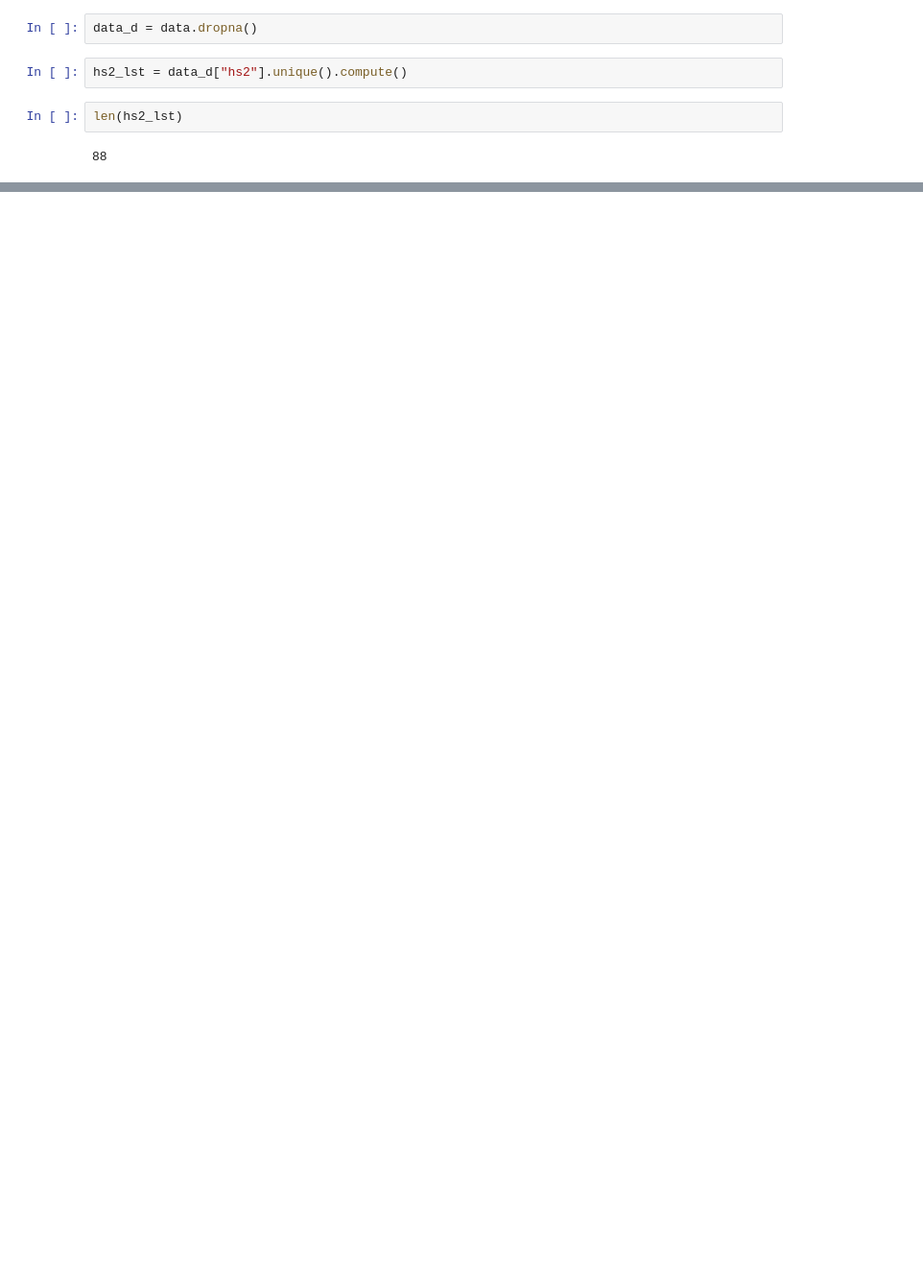
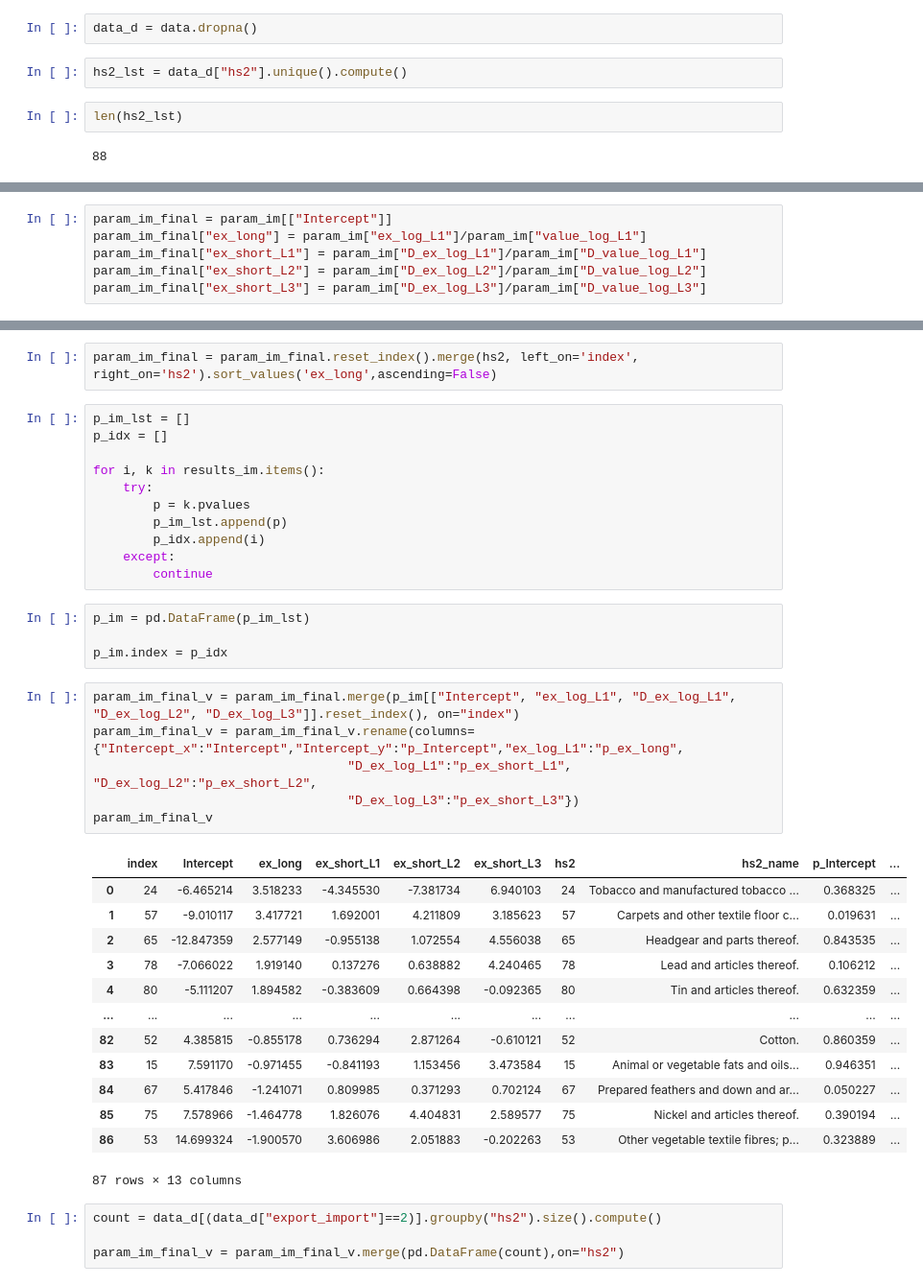
Before and after one commit to macs30123-s23/final-project-ayako, a Jupyter notebook: ARDL_dask.ipynb, the cells around one changed output, grey strips where cells are left out. Shown: that part at 96% size. Cells and saved outputs as stored; diff of their text form; blank space fills up the shorter version.

```diff
--- a/ARDL_dask.ipynb
+++ b/ARDL_dask.ipynb
@@ -158,0 +298,6 @@ fileObj.close()
+# %%
+param_im_final = param_im[["Intercept"]]
+param_im_final["ex_long"] = param_im["ex_log_L1"]/param_im["value_log_L1"]
+param_im_final["ex_short_L1"] = param_im["D_ex_log_L1"]/param_im["D_value_log_L1"]
+param_im_final["ex_short_L2"] = param_im["D_ex_log_L2"]/param_im["D_value_log_L2"]
+param_im_final["ex_short_L3"] = param_im["D_ex_log_L3"]/param_im["D_value_log_L3"]
@@ -158,0 +325,41 @@ fileObj.close()
+# %%
+param_im_final = param_im_final.reset_index().merge(hs2, left_on='index', right_on='hs2').sort_values('ex_long',ascending=False)
+# %%
+p_im_lst = []
+p_idx = []
+
+for i, k in results_im.items():
+    try:
+        p = k.pvalues
+        p_im_lst.append(p)
+        p_idx.append(i)
+    except:
+        continue
+# %%
+p_im = pd.DataFrame(p_im_lst)
+
+p_im.index = p_idx
+# %%
+param_im_final_v = param_im_final.merge(p_im[["Intercept", "ex_log_L1", "D_ex_log_L1", "D_ex_log_L2", "D_ex_log_L3"]].reset_index(), on="index")
+param_im_final_v = param_im_final_v.rename(columns={"Intercept_x":"Intercept","Intercept_y":"p_Intercept","ex_log_L1":"p_ex_long",
+                                  "D_ex_log_L1":"p_ex_short_L1", "D_ex_log_L2":"p_ex_short_L2",
+                                  "D_ex_log_L3":"p_ex_short_L3"})
+param_im_final_v
+# %% [output]
+|  | index | Intercept | ex_long | ex_short_L1 | ex_short_L2 | ex_short_L3 | hs2 | hs2_name | p_Intercept | ... |
+| 0 | 24 | -6.465214 | 3.518233 | -4.345530 | -7.381734 | 6.940103 | 24 | Tobacco and manufactured tobacco ... | 0.368325 | ... |
+| 1 | 57 | -9.010117 | 3.417721 | 1.692001 | 4.211809 | 3.185623 | 57 | Carpets and other textile floor c... | 0.019631 | ... |
+| 2 | 65 | -12.847359 | 2.577149 | -0.955138 | 1.072554 | 4.556038 | 65 | Headgear and parts thereof. | 0.843535 | ... |
+| 3 | 78 | -7.066022 | 1.919140 | 0.137276 | 0.638882 | 4.240465 | 78 | Lead and articles thereof. | 0.106212 | ... |
+| 4 | 80 | -5.111207 | 1.894582 | -0.383609 | 0.664398 | -0.092365 | 80 | Tin and articles thereof. | 0.632359 | ... |
+| ... | ... | ... | ... | ... | ... | ... | ... | ... | ... | ... |
+| 82 | 52 | 4.385815 | -0.855178 | 0.736294 | 2.871264 | -0.610121 | 52 | Cotton. | 0.860359 | ... |
+| 83 | 15 | 7.591170 | -0.971455 | -0.841193 | 1.153456 | 3.473584 | 15 | Animal or vegetable fats and oils... | 0.946351 | ... |
+| 84 | 67 | 5.417846 | -1.241071 | 0.809985 | 0.371293 | 0.702124 | 67 | Prepared feathers and down and ar... | 0.050227 | ... |
+| 85 | 75 | 7.578966 | -1.464778 | 1.826076 | 4.404831 | 2.589577 | 75 | Nickel and articles thereof. | 0.390194 | ... |
+| 86 | 53 | 14.699324 | -1.900570 | 3.606986 | 2.051883 | -0.202263 | 53 | Other vegetable textile fibres; p... | 0.323889 | ... |
+87 rows × 13 columns
+# %%
+count = data_d[(data_d["export_import"]==2)].groupby("hs2").size().compute()
+
+param_im_final_v = param_im_final_v.merge(pd.DataFrame(count),on="hs2")
```
Also changed, not shown: parts of 40 cells of this notebook, 5 other files.
